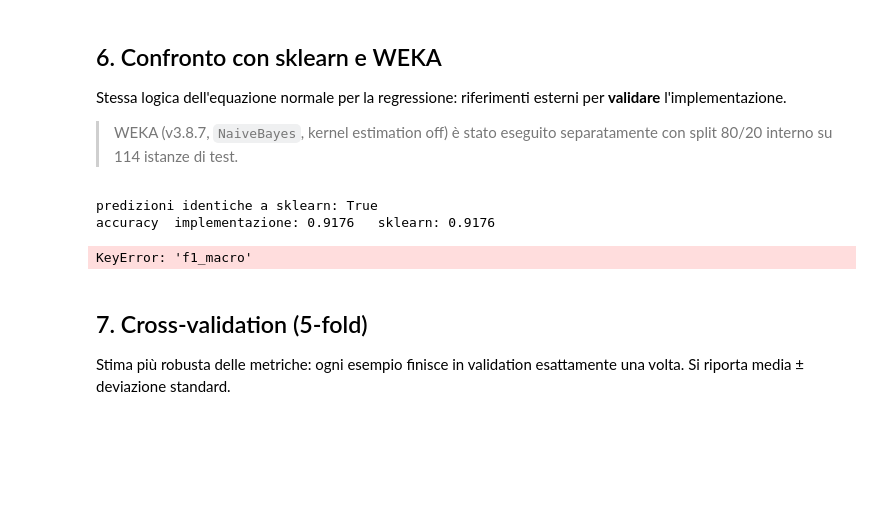
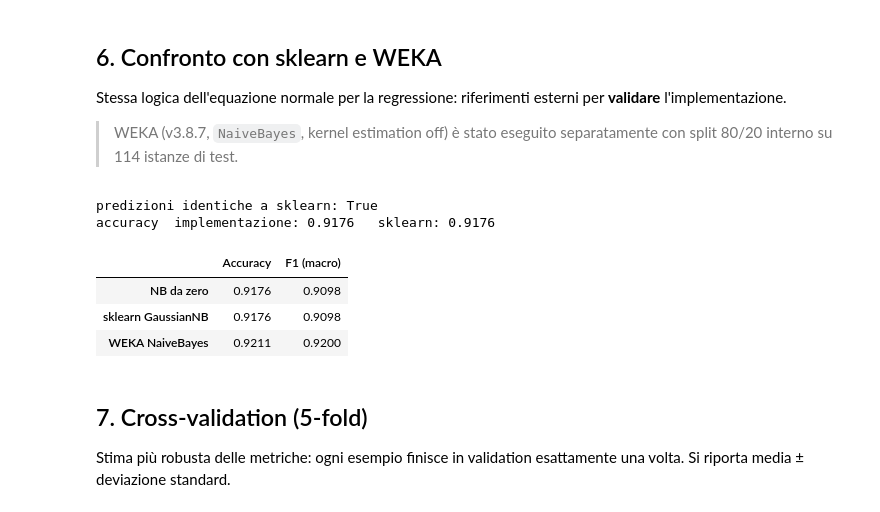
Before and after one commit to teobarby/ml, a Jupyter notebook: notebooks/classificazione_wdbc.ipynb, the cells around one changed output. Saved outputs shown, nothing was run; the diff lists cells and outputs as text; code cells hidden in the pictures; blank space fills up the shorter version.

```diff
--- a/notebooks/classificazione_wdbc.ipynb
+++ b/notebooks/classificazione_wdbc.ipynb
@@ -169,31 +134,28 @@ accuracy  implementazione: 0.9176   sklearn: 0.9176
 # %%
 # WEKA NaiveBayes (v3.8.7, split 80/20, 114 istanze test)
 # Accuracy: 92.11%  Kappa: 0.8401
 # Malignant  -> Precision 0.885  Recall 0.939  F1 0.911  ROC-AUC 0.967
 # Benign     -> Precision 0.952  Recall 0.908  F1 0.929  ROC-AUC 0.964
 # Weighted   -> Precision 0.923  Recall 0.921  F1 0.921  ROC-AUC 0.965
 
-weka = {
-    'Accuracy':  0.9211,
-    'Kappa':     0.8401,
-    'Precision (w)': 0.923,
-    'Recall (w)':    0.921,
-    'F1 (w)':        0.921,
-    'ROC-AUC (w)':   0.965,
-}
+# F1 macro = media dei due F1 (una classe positiva alla volta)
+def f1_macro(y_true, y_pred):
+    return 0.5 * (f1_score(y_true, y_pred, 0) + f1_score(y_true, y_pred, 1))
 
-rep = classification_report(y_test, y_pred)
-sk_rep = classification_report(y_test, y_sk)
-
-import pandas as pd
 rows = {
-    'NB da zero':           {'Accuracy': rep['accuracy'], 'F1 (macro)': rep['f1_macro']},
-    'sklearn GaussianNB':   {'Accuracy': sk_rep['accuracy'], 'F1 (macro)': sk_rep['f1_macro']},
-    'WEKA NaiveBayes':      {'Accuracy': 0.9211, 'F1 (macro)': round((0.911+0.929)/2, 4)},
+    'NB da zero':           {'Accuracy': accuracy(y_test, y_pred),
+                             'F1 (macro)': f1_macro(y_test, y_pred)},
+    'sklearn GaussianNB':   {'Accuracy': accuracy(y_test, y_sk),
+                             'F1 (macro)': f1_macro(y_test, y_sk)},
+    'WEKA NaiveBayes':      {'Accuracy': 0.9211,
+                             'F1 (macro)': round((0.911 + 0.929) / 2, 4)},
 }
 pd.DataFrame(rows).T.round(4)
 # %% [output]
-KeyError: 'f1_macro'
+|  | Accuracy | F1 (macro) |
+| NB da zero | 0.9176 | 0.9098 |
+| sklearn GaussianNB | 0.9176 | 0.9098 |
+| WEKA NaiveBayes | 0.9211 | 0.9200 |
 # %% [markdown]
 ## 7. Cross-validation (5-fold)
 
```
Also changed, not shown: parts of 6 cells of this notebook.
